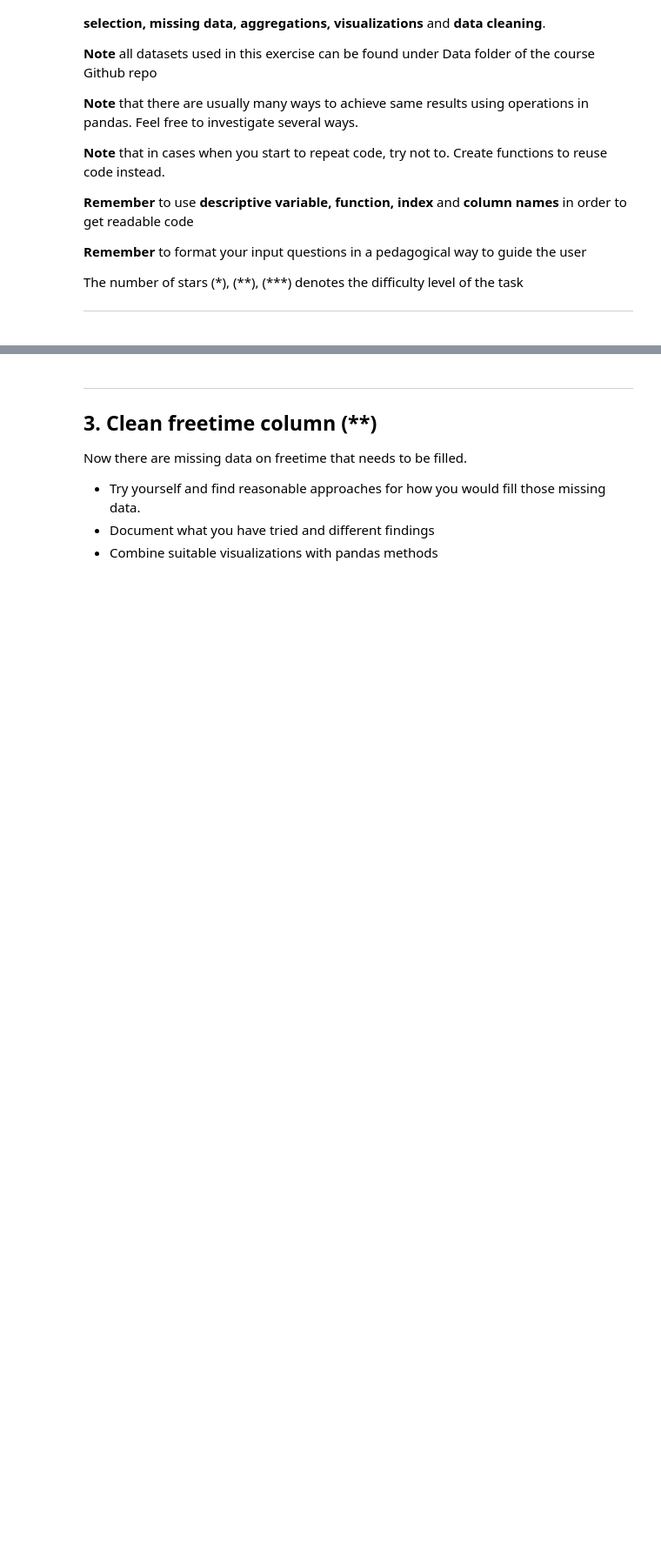
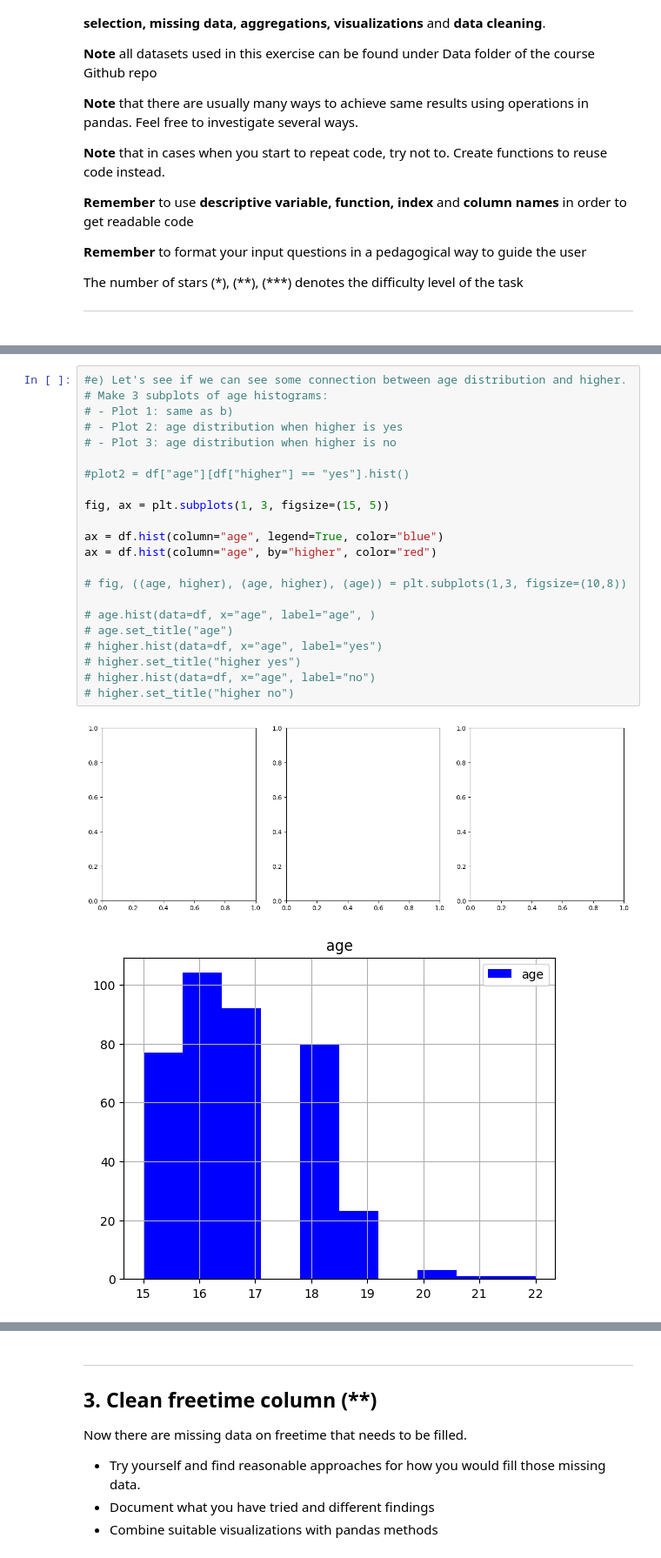
Before and after one commit to MrEcE0046/AI-ML-Grundkunskaper, a Jupyter notebook: Databehandling/Exercise/E01_missing_aggregation.ipynb, the cells around one changed output, grey strips where cells are left out. Shown: that part at 87% size. Drawn from its saved outputs; the diff is of its cells as text; blank space fills up the shorter version.

```diff
--- a/Databehandling/Exercise/E01_missing_aggregation.ipynb
+++ b/Databehandling/Exercise/E01_missing_aggregation.ipynb
@@ -200,0 +259,25 @@ g)
+# %%
+#e) Let's see if we can see some connection between age distribution and higher.
+# Make 3 subplots of age histograms:
+# - Plot 1: same as b)
+# - Plot 2: age distribution when higher is yes
+# - Plot 3: age distribution when higher is no
+
+#plot2 = df["age"][df["higher"] == "yes"].hist()
+
+fig, ax = plt.subplots(1, 3, figsize=(15, 5))
+
+ax = df.hist(column="age", legend=True, color="blue")
+ax = df.hist(column="age", by="higher", color="red")
+
+# fig, ((age, higher), (age, higher), (age)) = plt.subplots(1,3, figsize=(10,8))
+
+# age.hist(data=df, x="age", label="age", )
+# age.set_title("age")
+# higher.hist(data=df, x="age", label="yes")
+# higher.set_title("higher yes")
+# higher.hist(data=df, x="age", label="no")
+# higher.set_title("higher no")
+# %% [output]
+[figure, added]
+[figure, added]
```
Also changed, not shown: parts of 9 cells of this notebook, 3 other files.
